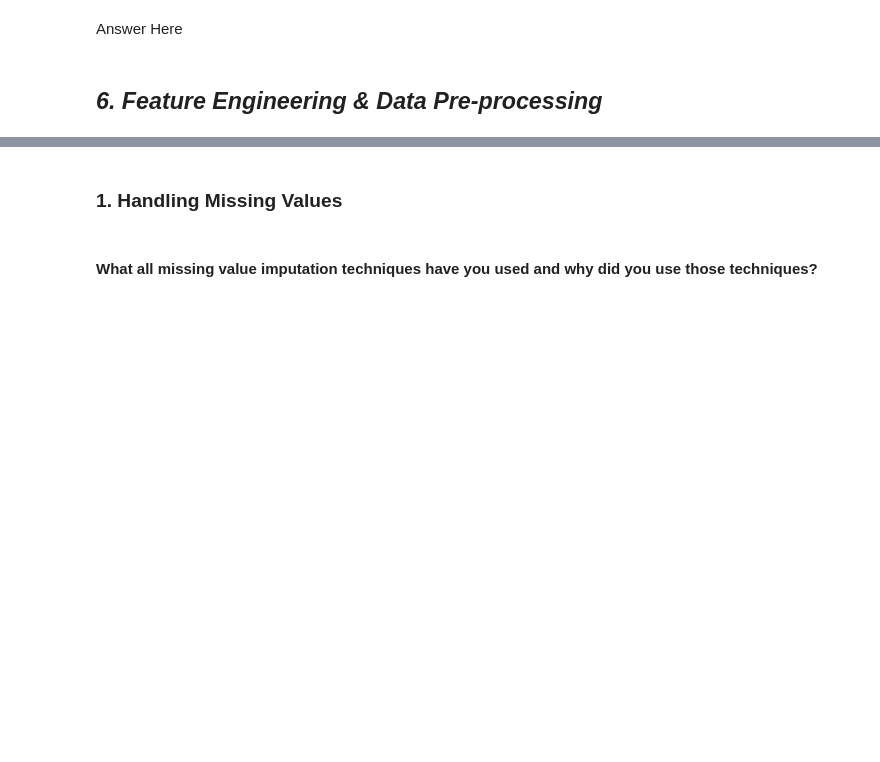
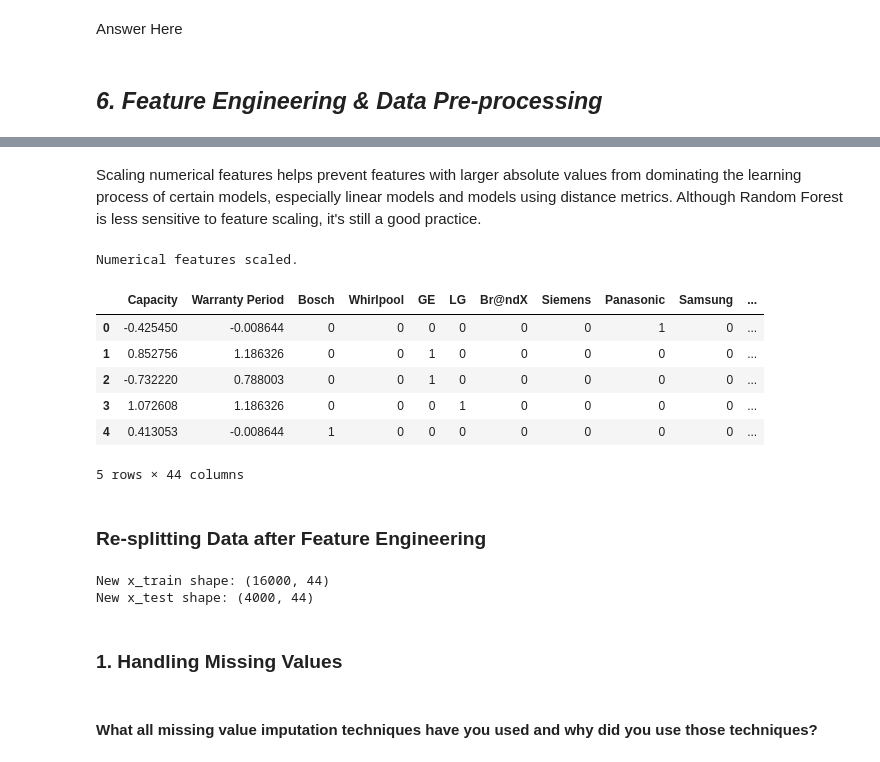
Before and after one commit to SEnvironment/AIML_Winnovation_2026_Regression_Project, a Jupyter notebook: Alok_Regression_ML_Submission_Template.ipynb, the cells around one changed output, grey strips where cells are left out. Cells and saved outputs as stored; diff of their text form; code cells hidden in the pictures; blank space fills up the shorter version.

```diff
--- a/Alok_Regression_ML_Submission_Template.ipynb
+++ b/Alok_Regression_ML_Submission_Template.ipynb
@@ -997,0 +1029,13 @@ Answer Here
+# %%
+#Convert body names into column in int dtype
+for i in set(fp['Irrelevant Category Feature 3'].values.tolist()):
+ fp[i] = np.where(fp['Irrelevant Category Feature 3']==i,1,0)
+# %%
+fp = fp.drop(columns=['Brand'])
+fp = fp.drop(columns=['Energy Rating'])
+fp = fp.drop(columns=['Type'])
+fp = fp.drop(columns=['Features'])
+fp = fp.drop(columns=['Color'])
+fp = fp.drop(columns=['Country of Manufacture'])
+fp = fp.drop(columns=['Material'])
+fp = fp.drop(columns=['Irrelevant Category Feature 3'])
@@ -997,0 +1062,11 @@ Answer Here
+# %%
+# Correcting negative Capacity values by replacing them with NaN and then imputing with the median.
+# First, identify and replace negative values
+fp['Capacity'] = fp['Capacity'].apply(lambda x: np.nan if x < 0 else x)
+
+# Then, impute the newly created NaNs (and any original NaNs) with the median
+median_capacity = fp['Capacity'].median()
+fp['Capacity'] = fp['Capacity'].fillna(median_capacity)
+
+print(f"Corrected Capacity min value: {fp['Capacity'].min()}")
+print(f"Capacity unique values after correction: {fp['Capacity'].unique()[:5]}...")
@@ -997,0 +1078,5 @@ Answer Here
+# %%
+# Drop the irrelevant 'Random Numeric Feature 1'
+fp = fp.drop(columns=['Random Numeric Feature 1'])
+print("Dropped 'Random Numeric Feature 1' from the dataset.")
+fp.info()
@@ -998,3 +1101,41 @@ Answer Here
+# %% [markdown]
+Scaling numerical features helps prevent features with larger absolute values from dominating the learning process of certain models, especially linear models and models using distance metrics. Although Random Forest is less sensitive to feature scaling, it's still a good practice.
+# %%
+# Re-defining x and y after data cleaning and feature dropping
+x = fp.drop('Price', axis=1)
+y = fp['Price']
+
+# Identify numerical columns for scaling (excluding the target 'Price')
+numerical_cols = ['Capacity', 'Warranty Period'] # 'Random Numeric Feature 1' is already dropped
+
+# Initialize StandardScaler
+scaler = StandardScaler()
+
+# Apply scaling to numerical columns in x
+x[numerical_cols] = scaler.fit_transform(x[numerical_cols])
+
+print("Numerical features scaled.")
+x.head()
+# %% [output]
+Numerical features scaled.
+|  | Capacity | Warranty Period | Bosch | Whirlpool | GE | LG | Br@ndX | Siemens | Panasonic | Samsung | ... |
+| 0 | -0.425450 | -0.008644 | 0 | 0 | 0 | 0 | 0 | 0 | 1 | 0 | ... |
+| 1 | 0.852756 | 1.186326 | 0 | 0 | 1 | 0 | 0 | 0 | 0 | 0 | ... |
+| 2 | -0.732220 | 0.788003 | 0 | 0 | 1 | 0 | 0 | 0 | 0 | 0 | ... |
+| 3 | 1.072608 | 1.186326 | 0 | 0 | 0 | 1 | 0 | 0 | 0 | 0 | ... |
+| 4 | 0.413053 | -0.008644 | 1 | 0 | 0 | 0 | 0 | 0 | 0 | 0 | ... |
+5 rows × 44 columns
+# %% [markdown]
+### Re-splitting Data after Feature Engineering
+# %%
+# Re-split data into training and testing sets after feature engineering
+x_train, x_test, y_train, y_test = train_test_split(x, y, test_size=0.2, random_state=42)
+
+print(f"New x_train shape: {x_train.shape}")
+print(f"New x_test shape: {x_test.shape}")
+# %% [output]
+New x_train shape: (16000, 44)
+New x_test shape: (4000, 44)
 # %% [markdown]
 ### 1. Handling Missing Values
 # %%
```
Also changed, not shown: parts of 43 cells of this notebook.
